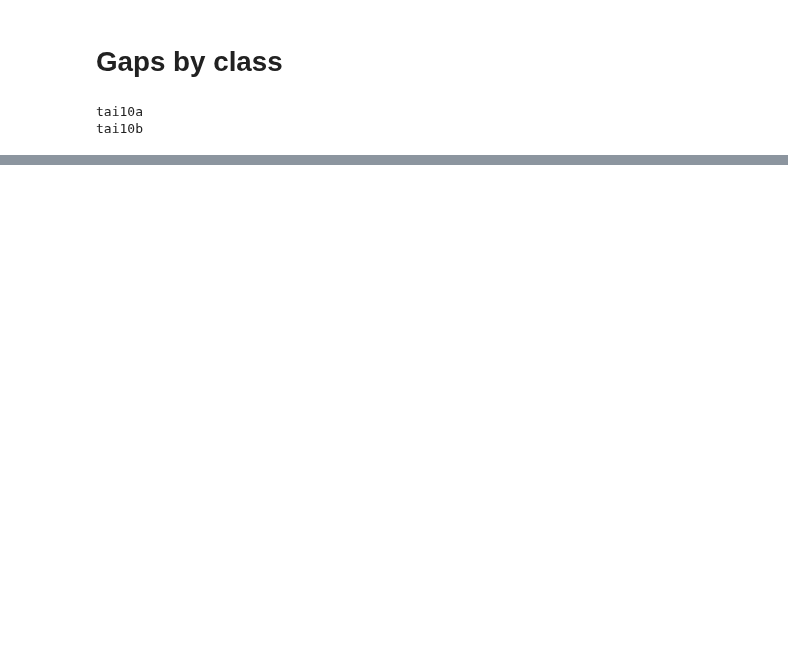
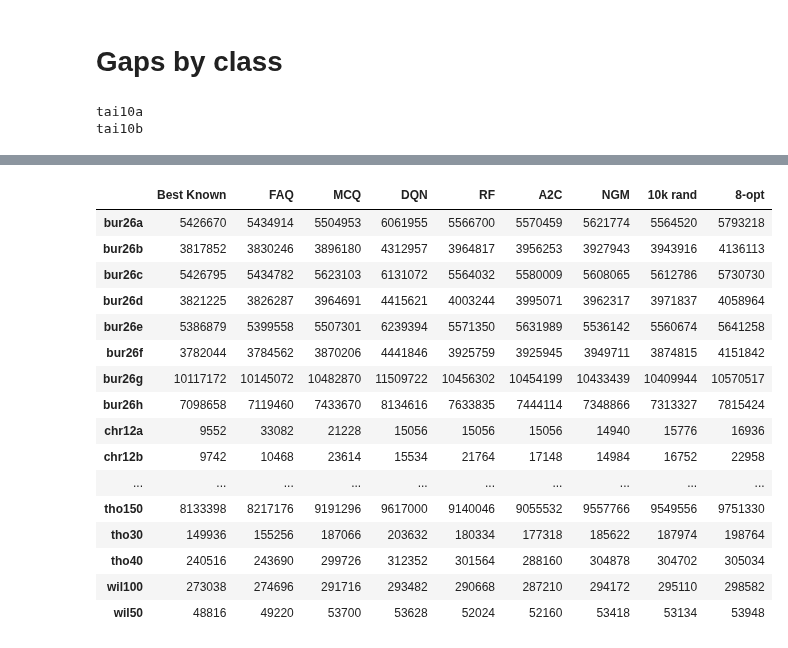
Before and after one commit to timgott/DeepQAP, a Jupyter notebook: evaluation/qaplib_evaluation.ipynb, the cells around one changed output, grey strips where cells are left out. Drawn from its saved outputs; the diff is of its cells as text; code cells hidden in the pictures; blank space fills up the shorter version.

Commit message:
QAPLIB tables

```diff
--- a/evaluation/qaplib_evaluation.ipynb
+++ b/evaluation/qaplib_evaluation.ipynb
@@ -113,7 +42,7 @@ def evaluate_comparison(solvers, problem, cached_results=None):
             if qap.name not in values:
                 print(f"Evaluating {name} on {qap.name}...")
                 v_solver, assignment = solver(qap)
-                if not v_solver or not assignment:
+                if not v_solver or assignment is None:
                     print(f"{name} could not solve {qap.name}")
                 else:
                     v = qap.compute_value(assignment)
@@ -456,6 +392,17 @@ ngm_results = {
 }
 
 qaplib_results["ngm"] = ngm_results
+# %%
+def combine_results(name_a, name_b):
+    return {
+        q: min(qaplib_results[name_a][q], qaplib_results[name_b][q])
+        for q in qaplib_results[name_a] if q in qaplib_results[name_b]
+    }
+# %%
+qaplib_results["a2c_cm"] = combine_results('a2c_sm', 'a2c_m')
+qaplib_results["rf_cm"] = combine_results('rf', 'rf_m')
+qaplib_results["mcq_cm"] = combine_results('mcq_sm', 'mcq_m')
+qaplib_results["dqn_cm"] = combine_results('dqn_sm', 'dqn_m')
 # %%
 # Qaplib solutions
 qaplib_results["known"] = {}
@@ -600,0 +626,2 @@ faq mean: 9.93
+# %%
+table_path = Path("paper/tables")
@@ -600,0 +816,38 @@ faq mean: 9.93
+# %%
+df = pd.DataFrame(qaplib_results)[["known", "faq", "mcq_cm", "dqn_cm", "rf_cm", "a2c_cm", 'ngm_g5k', "rand10k", "last8opt"]]
+df = df.dropna().apply(np.int64)
+labels = {
+    "known": "Best Known",
+    "faq": "FAQ",
+    "mcq_cm": "MCQ",
+    "dqn_cm": "DQN",
+    "rf_cm": "RF",
+    "a2c_cm": "A2C",
+    "ngm_g5k": "NGM",
+    "rand10k": "10k rand",
+    "last8opt": "8-opt",
+    "max_greedy": "Minmax Greedy"
+}
+df.columns = [labels[c] for c in df.columns]
+s = highlight_df(df, highlight_ignore=["FAQ", "Best Known"], bold_ignore=["Best Known"])
+latex = s.to_latex(convert_css=True,hrules=True,environment="longtable")
+save_str(table_path / "qaplib_all_cm.tex", latex)
+s
+# %% [output]
+|  | Best Known | FAQ | MCQ | DQN | RF | A2C | NGM | 10k rand | 8-opt |
+| bur26a | 5426670 | 5434914 | 5504953 | 6061955 | 5566700 | 5570459 | 5621774 | 5564520 | 5793218 |
+| bur26b | 3817852 | 3830246 | 3896180 | 4312957 | 3964817 | 3956253 | 3927943 | 3943916 | 4136113 |
+| bur26c | 5426795 | 5434782 | 5623103 | 6131072 | 5564032 | 5580009 | 5608065 | 5612786 | 5730730 |
+| bur26d | 3821225 | 3826287 | 3964691 | 4415621 | 4003244 | 3995071 | 3962317 | 3971837 | 4058964 |
+| bur26e | 5386879 | 5399558 | 5507301 | 6239394 | 5571350 | 5631989 | 5536142 | 5560674 | 5641258 |
+| bur26f | 3782044 | 3784562 | 3870206 | 4441846 | 3925759 | 3925945 | 3949711 | 3874815 | 4151842 |
+| bur26g | 10117172 | 10145072 | 10482870 | 11509722 | 10456302 | 10454199 | 10433439 | 10409944 | 10570517 |
+| bur26h | 7098658 | 7119460 | 7433670 | 8134616 | 7633835 | 7444114 | 7348866 | 7313327 | 7815424 |
+| chr12a | 9552 | 33082 | 21228 | 15056 | 15056 | 15056 | 14940 | 15776 | 16936 |
+| chr12b | 9742 | 10468 | 23614 | 15534 | 21764 | 17148 | 14984 | 16752 | 22958 |
+| ... | ... | ... | ... | ... | ... | ... | ... | ... | ... |
+| tho150 | 8133398 | 8217176 | 9191296 | 9617000 | 9140046 | 9055532 | 9557766 | 9549556 | 9751330 |
+| tho30 | 149936 | 155256 | 187066 | 203632 | 180334 | 177318 | 185622 | 187974 | 198764 |
+| tho40 | 240516 | 243690 | 299726 | 312352 | 301564 | 288160 | 304878 | 304702 | 305034 |
+| wil100 | 273038 | 274696 | 291716 | 293482 | 290668 | 287210 | 294172 | 295110 | 298582 |
+| wil50 | 48816 | 49220 | 53700 | 53628 | 52024 | 52160 | 53418 | 53134 | 53948 |
```
Also changed, not shown: parts of 23 cells of this notebook.
